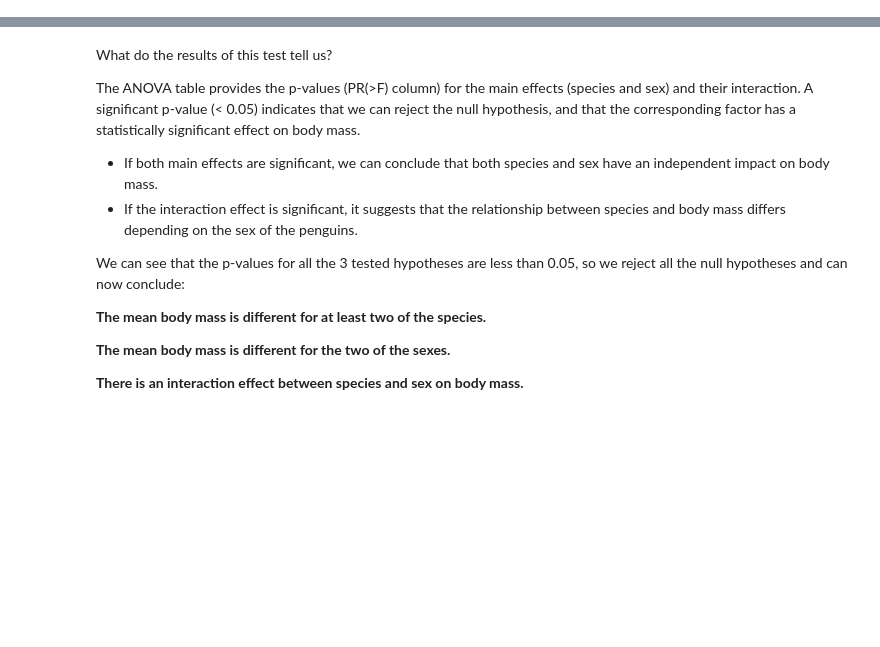
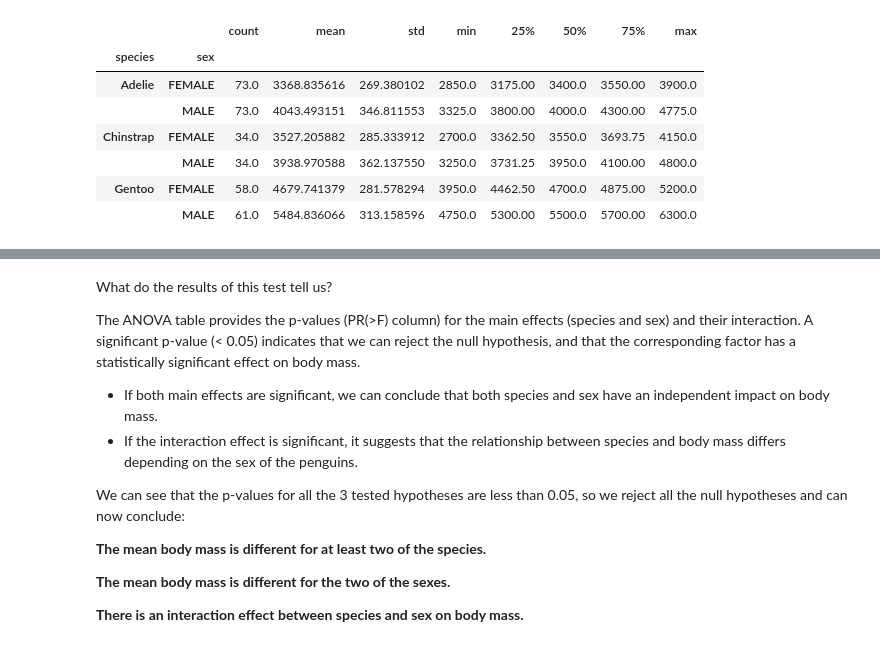
Before and after one commit to imperialchem/python-stats-intro, a Jupyter notebook: part3/stats-intro3.ipynb, the cells around one changed output, grey strips where cells are left out. Saved outputs shown, nothing was run; the diff lists cells and outputs as text; code cells hidden in the pictures; blank space fills up the shorter version.

```diff
--- a/part3/stats-intro3.ipynb
+++ b/part3/stats-intro3.ipynb
@@ -305,0 +63,11 @@ anova_table
+# %%
+penguins_clean.groupby(['species','sex'])['body_mass_g'].describe()
+# %% [output]
+|  |  | count | mean | std | min | 25% | 50% | 75% | max |
+| species | sex |  |  |  |  |  |  |  |  |
+| Adelie | FEMALE | 73.0 | 3368.835616 | 269.380102 | 2850.0 | 3175.00 | 3400.0 | 3550.00 | 3900.0 |
+|  | MALE | 73.0 | 4043.493151 | 346.811553 | 3325.0 | 3800.00 | 4000.0 | 4300.00 | 4775.0 |
+| Chinstrap | FEMALE | 34.0 | 3527.205882 | 285.333912 | 2700.0 | 3362.50 | 3550.0 | 3693.75 | 4150.0 |
+|  | MALE | 34.0 | 3938.970588 | 362.137550 | 3250.0 | 3731.25 | 3950.0 | 4100.00 | 4800.0 |
+| Gentoo | FEMALE | 58.0 | 4679.741379 | 281.578294 | 3950.0 | 4462.50 | 4700.0 | 4875.00 | 5200.0 |
+|  | MALE | 61.0 | 5484.836066 | 313.158596 | 4750.0 | 5300.00 | 5500.0 | 5700.00 | 6300.0 |
```
Also changed, not shown: parts of 38 cells of this notebook.
